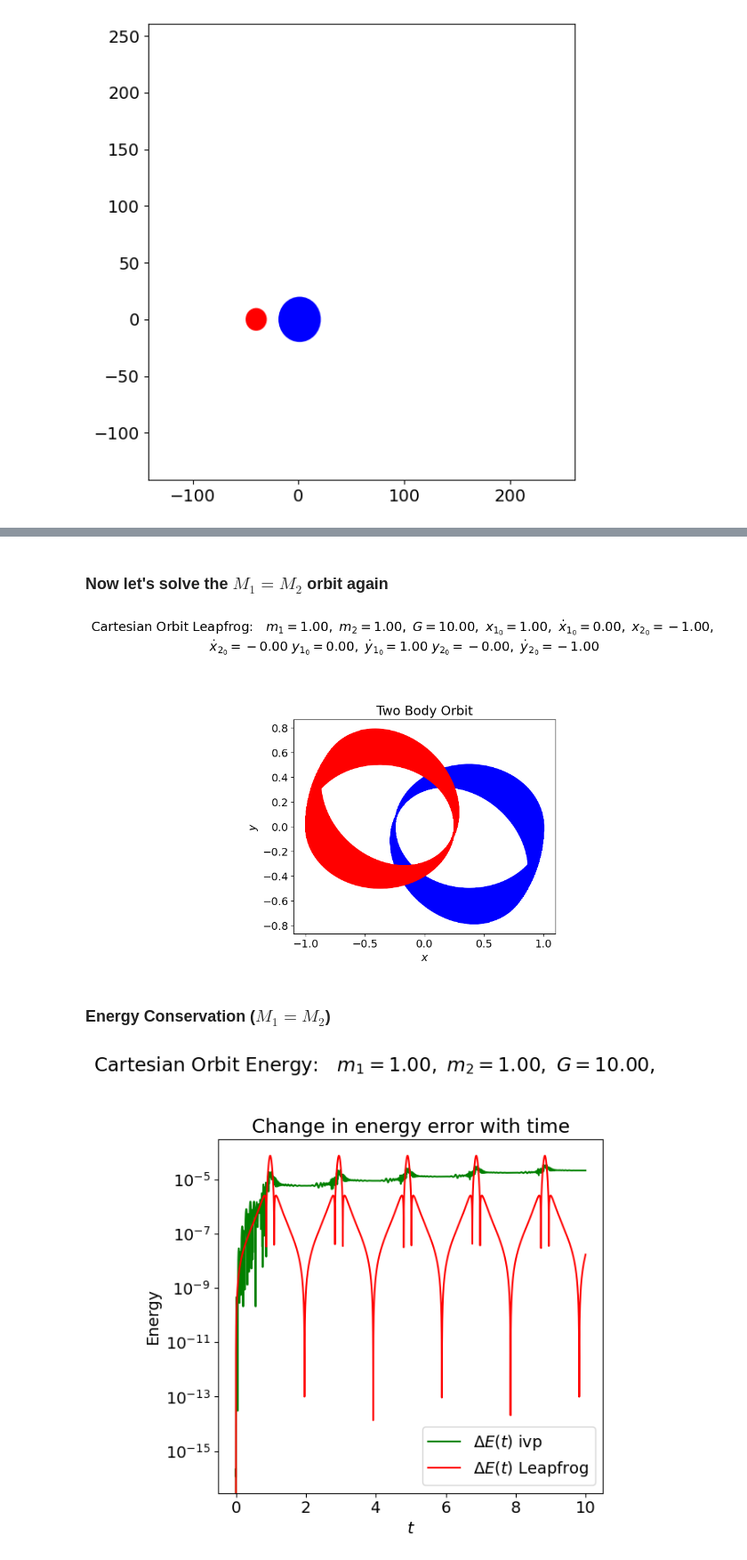
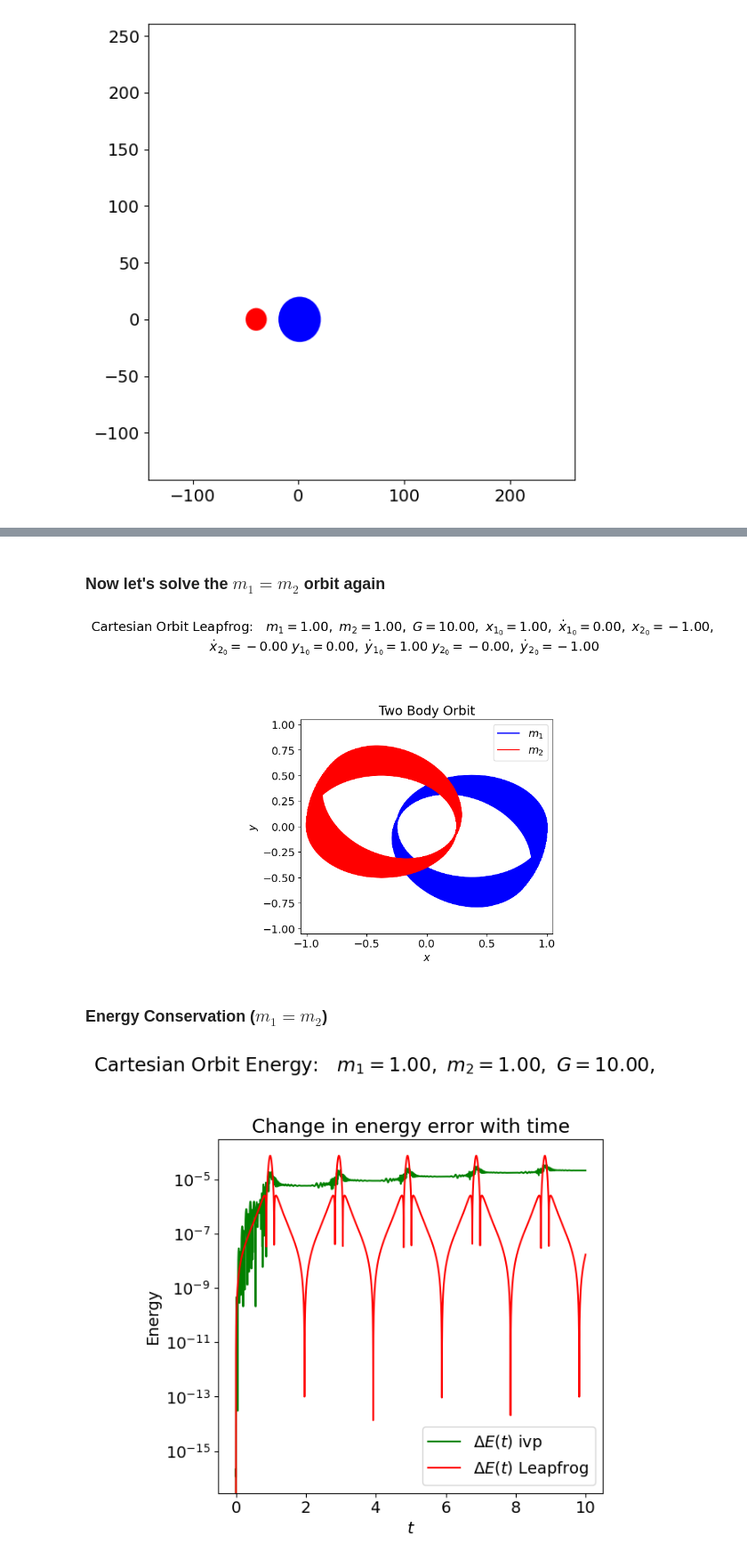
Before and after one commit to myers2004/5300_final, a Jupyter notebook: 5300_final.ipynb, the cells around one changed output, grey strips where cells are left out. Shown at 89% size. Cells and saved outputs as stored; diff of their text form; code cells hidden in the pictures.

```diff
--- a/5300_final.ipynb
+++ b/5300_final.ipynb
@@ -1389,7 +1391,7 @@ class CartesianOrbitLeapfrog():
               np.sqrt((x_1 - x_2)**2 + (y_1 - y_2)**2 + (z_1 - z_2)**2))
         return K1 + K2 + U
 # %% [markdown]
-### Now let's solve the $M_1 = M_2$ orbit again
+### Now let's solve the $m_1 = m_2$ orbit again
 # %%
 y_vs_x_labels = (r'$x$', r'$y$')
 
@@ -1435,38 +1437,45 @@ overall_title = 'Cartesian Orbit Leapfrog:  ' + \
                  rf' $m_1 = {m1:.2f},$' + \
                  rf' $m_2 = {m2:.2f},$' + \
                  rf' $G = {G:.2f},$' + \
                  rf' $x_{{1_0}} = {x_1_0:.2f},$' + \
                  rf' $\dot x_{{1_0}} = {x_dot_1_0:.2f},$' + \
                  rf' $x_{{2_0}} = {x_2_0:.2f},$' + '\n' + \
                  rf' $\dot x_{{2_0}} = {x_dot_2_0:.2f}$' + \
                  rf' $y_{{1_0}} = {y_1_0:.2f},$' + \
                  rf' $\dot y_{{1_0}} = {y_dot_1_0:.2f}$' + \
                  rf' $y_{{2_0}} = {y_2_0:.2f},$' + \
                  rf' $\dot y_{{2_0}} = {y_dot_2_0:.2f}$'
 # #                '\n'     # \n means a new line (adds some space here)
 fig.suptitle(overall_title, va='baseline')
 
 #plot from t=0 to t=200
 ax_a = fig.add_subplot(1,1,1)
 
+# Choosing plot limits to keep both masses on the plot
+#  for the full orbit, and keeping the plot square
+gap = 0.05
+ax_a.set_xlim(min(x_2_LF)-gap, max(x_1_LF)+gap)
+ax_a.set_ylim(min(x_2_LF)-gap, max(x_1_LF)+gap)
+
 start, stop = start_stop_indices(t_pts, 0., 200.)
 plot_y_vs_x(x_1_LF[start : stop], y_1_LF[start : stop],
             axis_labels=y_vs_x_labels,
             color='blue',
-            label=None,
+            label='$m_1$',
             title=rf'',
             ax=ax_a)
 plot_y_vs_x(x_2_LF[start : stop], y_2_LF[start : stop],
             axis_labels=y_vs_x_labels,
             color='red',
-            label=None,
+            label='$m_2$',
             title=rf'Two Body Orbit',
             ax=ax_a)
+ax_a.legend(loc = 'upper right')
 fig.tight_layout()
 # %% [output]
-[figure, old version]
+[figure, new version]
 # %% [markdown]
- ### Energy Conservation ($M_1 = M_2$)
+ ### Energy Conservation ($m_1 = m_2$)
 # %%
 # Plotting time
 t_start = 0.
```
Also changed, not shown: parts of 9 cells of this notebook.
